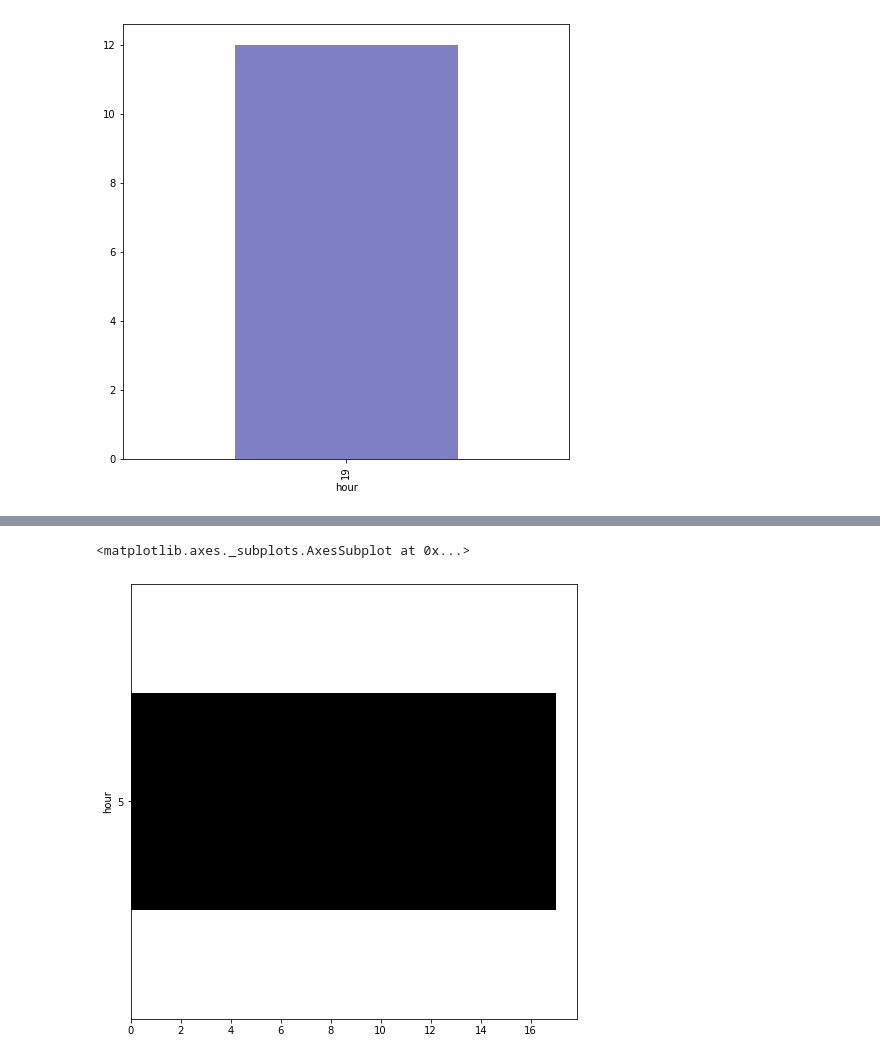
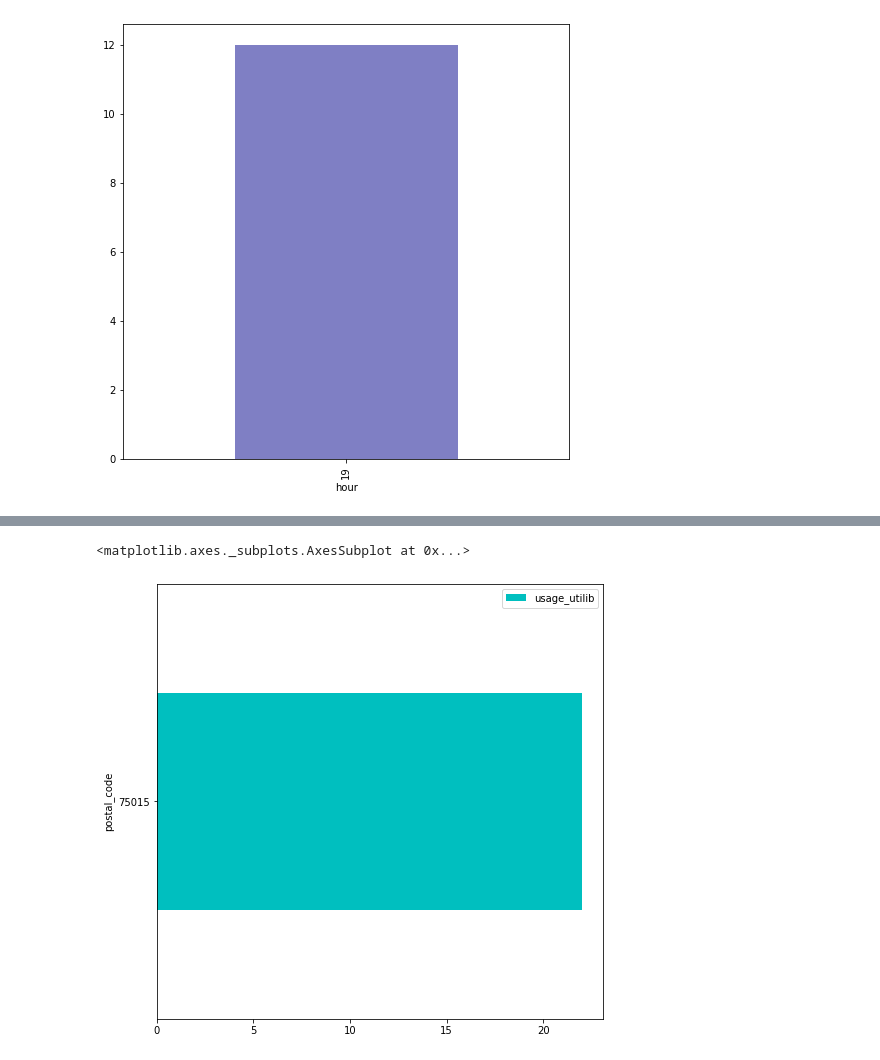
Before and after one commit to amishali/Electric-car, a Jupyter notebook: python_wk4.ipynb, the cells around one changed output, grey strips where cells are left out. Cells and saved outputs as stored; diff of their text form; code cells hidden in the pictures.

```diff
--- a/python_wk4.ipynb
+++ b/python_wk4.ipynb
@@ -320,4 +321,0 @@ df1.to_csv('clean_data.csv')
-# %%
-
-df1= pd.read_csv('clean_data.csv', index_col=0, encoding='utf-8')
-df1.head()
@@ -365,11 +356,5 @@ DATA ANAYLISIS
 # or nothing happened.
 #create a column  blue car counter usage
 
-df['usage_blue'] = df.bluecar_counter.diff()
-
-# creating column for utilib usage
-df['usage_utilib'] = df.utilib_counter.diff()
-
-# creating column for utilib 14 usage
-df['usage_utilib14'] = df.utilib_14_counter.diff()
+df1['usage_blue'] = df1.bluecar_counter.diff()
 # %%
@@ -477,0 +451,4 @@ Do the results change if you consider Utilib and Utilib 1.4 instead of Blue cars
+# %%
+
+# creating column for utilib usage
+df1['usage_utilib'] = df1.utilib_counter.diff()
@@ -490,7 +490,7 @@ df[(df.city == 'Paris') &  (df.usage_utilib14 <  0)].groupby('hour' ,)['usage_ut
 # %%
-#What is the most popular hour for returning cars?(utilib)
-df[df.usage_utilib > 0].groupby('hour')['usage_utilib'].count().sort_values(ascending = False).head(1).plot(kind='barh',color ='K', alpha= 1, figsize=(8,8))
+#What postal code is the most popular for picking up utilib?
+df1[df1.usage_utilib < 0].groupby('postal_code').count()[['usage_utilib']].sort_values(by = 'usage_utilib', ascending = False).head(1).plot(kind='barh',color ='c', alpha= 1, figsize=(8,8))
 # %% [output]
 <matplotlib.axes._subplots.AxesSubplot at 0x...>
-[figure, old version]
+[figure, new version]
 # %%
```
Also changed, not shown: parts of 40 cells of this notebook.
